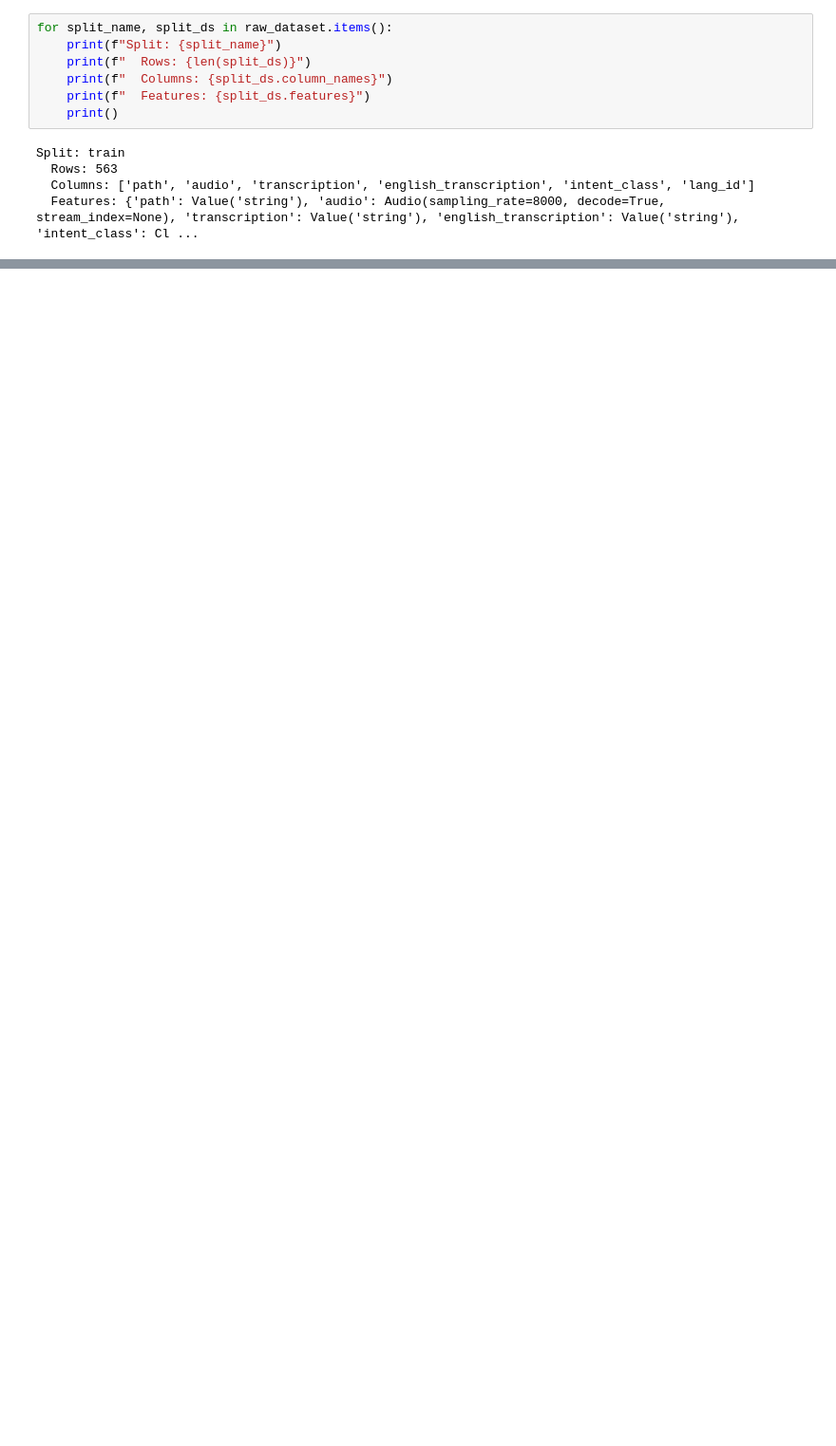
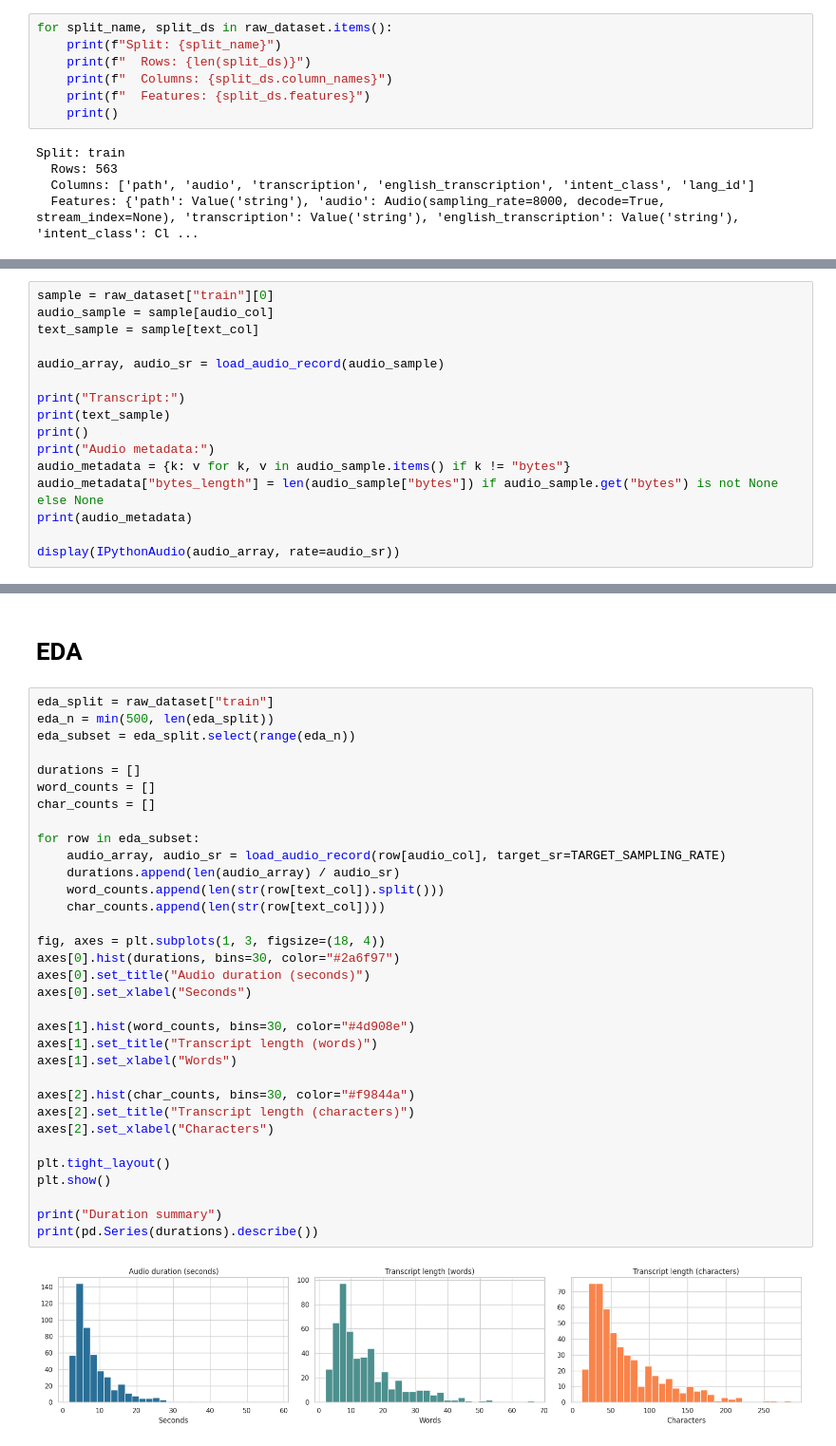
Before and after one commit to irsyad-kamil/indonesia-ai-nlpa-voice-recognition-irsyad, a Jupyter notebook: notebooks/hubert.ipynb, the cells around one changed output, grey strips where cells are left out. Shown at 95% size. Saved outputs shown, nothing was run; the diff lists cells and outputs as text; blank space fills up the shorter version.

```diff
--- a/notebooks/hubert.ipynb
+++ b/notebooks/hubert.ipynb
@@ -63,0 +113,16 @@ Split: train
+# %%
+sample = raw_dataset["train"][0]
+audio_sample = sample[audio_col]
+text_sample = sample[text_col]
+
+audio_array, audio_sr = load_audio_record(audio_sample)
+
+print("Transcript:")
+print(text_sample)
+print()
+print("Audio metadata:")
+audio_metadata = {k: v for k, v in audio_sample.items() if k != "bytes"}
+audio_metadata["bytes_length"] = len(audio_sample["bytes"]) if audio_sample.get("bytes") is not None else None
+print(audio_metadata)
+
+display(IPythonAudio(audio_array, rate=audio_sr))
@@ -63,0 +136,37 @@ Split: train
+# %% [markdown]
+# EDA
+# %%
+eda_split = raw_dataset["train"]
+eda_n = min(500, len(eda_split))
+eda_subset = eda_split.select(range(eda_n))
+
+durations = []
+word_counts = []
+char_counts = []
+
+for row in eda_subset:
+    audio_array, audio_sr = load_audio_record(row[audio_col], target_sr=TARGET_SAMPLING_RATE)
+    durations.append(len(audio_array) / audio_sr)
+    word_counts.append(len(str(row[text_col]).split()))
+    char_counts.append(len(str(row[text_col])))
+
+fig, axes = plt.subplots(1, 3, figsize=(18, 4))
+axes[0].hist(durations, bins=30, color="#2a6f97")
+axes[0].set_title("Audio duration (seconds)")
+axes[0].set_xlabel("Seconds")
+
+axes[1].hist(word_counts, bins=30, color="#4d908e")
+axes[1].set_title("Transcript length (words)")
+axes[1].set_xlabel("Words")
+
+axes[2].hist(char_counts, bins=30, color="#f9844a")
+axes[2].set_title("Transcript length (characters)")
+axes[2].set_xlabel("Characters")
+
+plt.tight_layout()
+plt.show()
+
+print("Duration summary")
+print(pd.Series(durations).describe())
+# %% [output]
+[figure, added]
```
Also changed, not shown: parts of 5 cells of this notebook.
